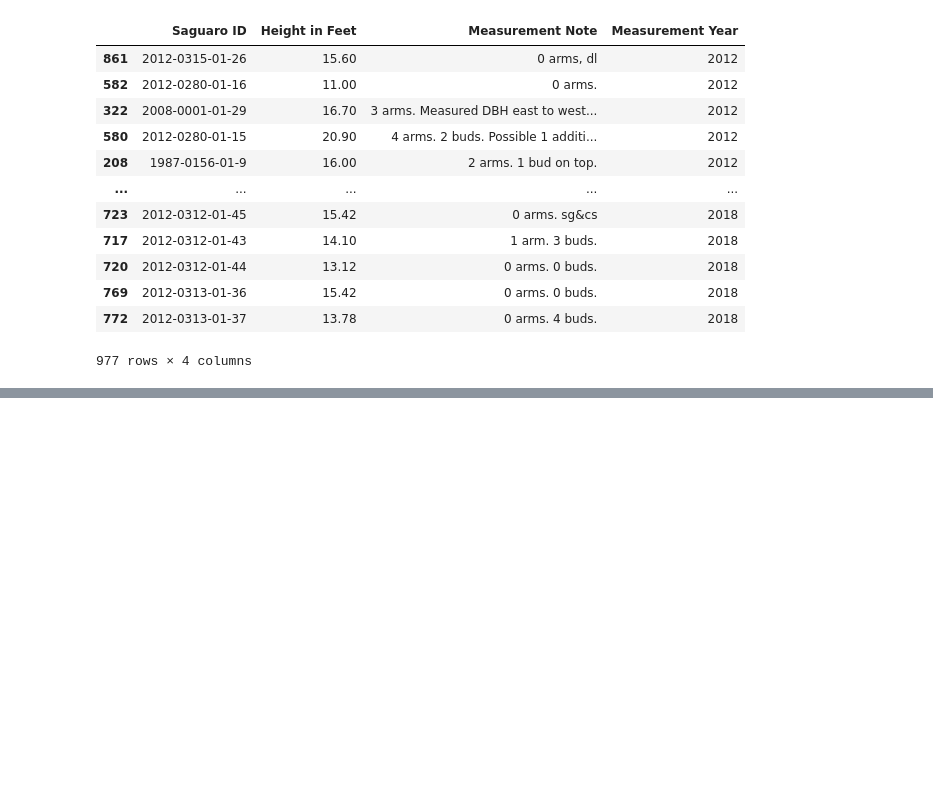
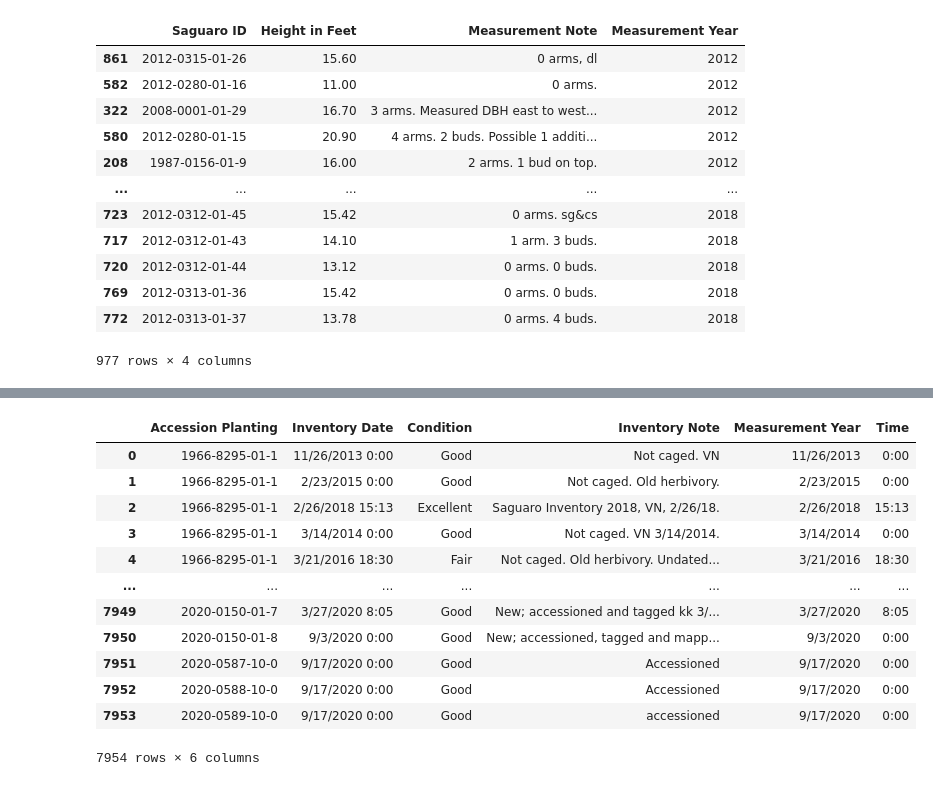
Before and after one commit to mfahey312/SaguaroProject, a Jupyter notebook: Steven/Cleaning_Data.ipynb, the cells around one changed output, grey strips where cells are left out. Saved outputs shown, nothing was run; the diff lists cells and outputs as text; code cells hidden in the pictures; blank space fills up the shorter version.

```diff
--- a/Steven/Cleaning_Data.ipynb
+++ b/Steven/Cleaning_Data.ipynb
@@ -178,0 +198,5 @@ Measure_df.sort_values(by='Measurement Year')
+# %%
+#Dropping unwanted columns from the data frame
+inventory_df = inventory_df.drop(columns=['Height','Height Unit','Measurement Note',
+                                      'Status','Measurement Date'
+                       ,'DBH','DBH Unit'])
@@ -178,0 +219,19 @@ Measure_df.sort_values(by='Measurement Year')
+# %%
+#In order to isolate the year we are splitting the data the Measurement Date Column
+inventory_df[['Measurement Year','Time']] = inventory_df["Inventory Date"].str.split(" ",expand=True)
+
+inventory_df
+# %% [output]
+|  | Accession Planting | Inventory Date | Condition | Inventory Note | Measurement Year | Time |
+| 0 | 1966-8295-01-1 | 11/26/2013 0:00 | Good | Not caged. VN | 11/26/2013 | 0:00 |
+| 1 | 1966-8295-01-1 | 2/23/2015 0:00 | Good | Not caged. Old herbivory. | 2/23/2015 | 0:00 |
+| 2 | 1966-8295-01-1 | 2/26/2018 15:13 | Excellent | Saguaro Inventory 2018, VN, 2/26/18. | 2/26/2018 | 15:13 |
+| 3 | 1966-8295-01-1 | 3/14/2014 0:00 | Good | Not caged. VN 3/14/2014. | 3/14/2014 | 0:00 |
+| 4 | 1966-8295-01-1 | 3/21/2016 18:30 | Fair | Not caged. Old herbivory. Undated... | 3/21/2016 | 18:30 |
+| ... | ... | ... | ... | ... | ... | ... |
+| 7949 | 2020-0150-01-7 | 3/27/2020 8:05 | Good | New; accessioned and tagged kk 3/... | 3/27/2020 | 8:05 |
+| 7950 | 2020-0150-01-8 | 9/3/2020 0:00 | Good | New; accessioned, tagged and mapp... | 9/3/2020 | 0:00 |
+| 7951 | 2020-0587-10-0 | 9/17/2020 0:00 | Good | Accessioned | 9/17/2020 | 0:00 |
+| 7952 | 2020-0588-10-0 | 9/17/2020 0:00 | Good | Accessioned | 9/17/2020 | 0:00 |
+| 7953 | 2020-0589-10-0 | 9/17/2020 0:00 | Good | accessioned | 9/17/2020 | 0:00 |
+7954 rows × 6 columns
```
Also changed, not shown: parts of 9 cells of this notebook.
